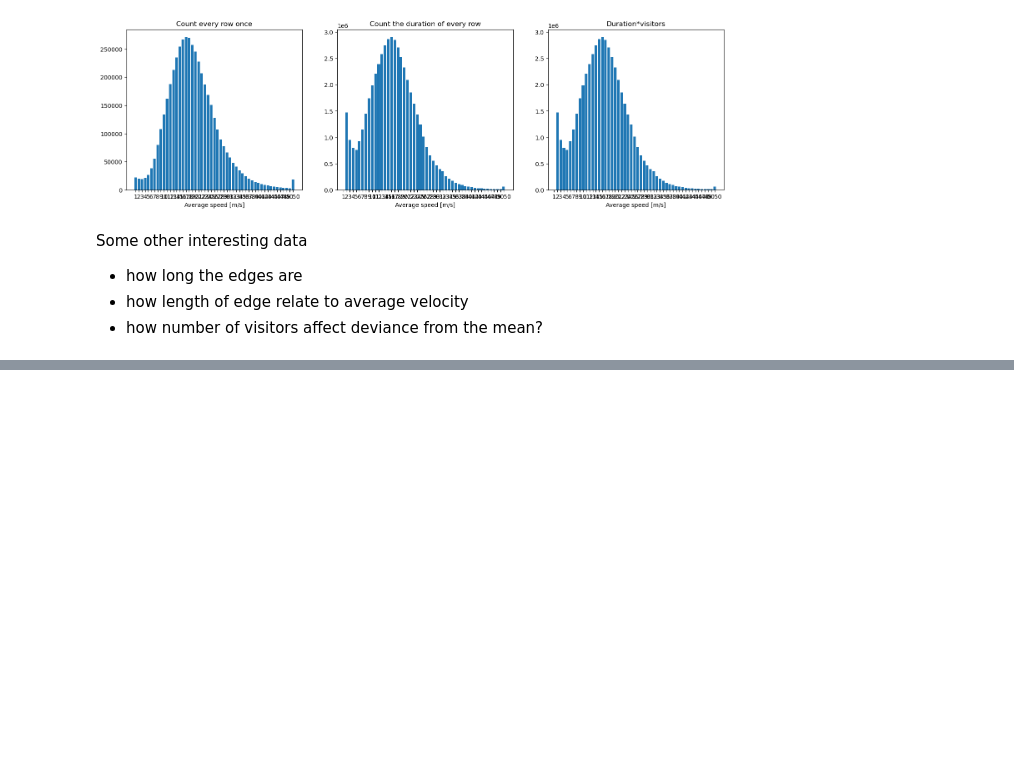
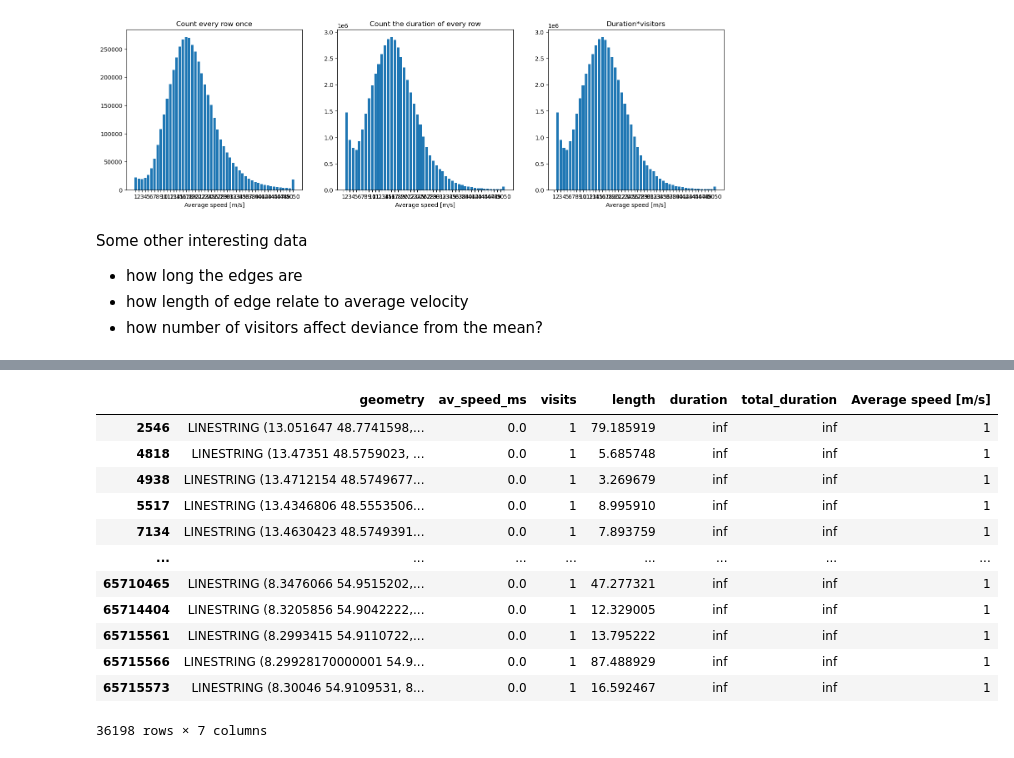
Before and after one commit to J-Skantorp/DF23_cycle, a Jupyter notebook: pre_processing.ipynb, the cells around one changed output, grey strips where cells are left out. Saved outputs shown, nothing was run; the diff lists cells and outputs as text; code cells hidden in the pictures; blank space fills up the shorter version.

```diff
--- a/pre_processing.ipynb
+++ b/pre_processing.ipynb
@@ -344,0 +431,38 @@ plt.title("Length of edges")
+# %%
+#visualize how many visitors the edges have
+
+#Make a histogram based on visitors
+variable = "visits"
+grouped_variable_name = "Visitors"
+
+bin_edges = [-np.inf,1, 2, 10,100,200, 500, 2000, np.inf]
+bin_labels = ["1","2", "3-10", "11-100", "101-200", "201-500", "501-2000", ">2000"]
+
+# This part does the grouping based on the input above
+df[grouped_variable_name] = pd.cut(
+    df[variable],
+    bins=bin_edges,
+    labels=bin_labels,
+    right=True)  # Wheter to include the right edge in group or not
+
+aggregations = {
+    "geometry": "count",  #"geometry" is used here to calculate how many rows of data are in each category
+}
+
+# Renaming of "geometry" in aggregation since it is only (arbitrarily) used for counting the number of rows
+renamings = {"geometry": "NumberOfRows"}
+
+# Do the aggregation and renamning
+df_agg_stat = (
+    df.groupby(grouped_variable_name).agg(aggregations).rename(columns=renamings)
+)
+
+# Display the aggregated data
+print(df_agg_stat)
+
+#fig = plt.figure(figsize=(25, 5))
+
+#plt.subplot(141)
+#plt.xlabel(df_agg_stat.index.name)
+#plt.bar(df_agg_stat.index, df_agg_stat["NumberOfRows"])
+#plt.title("Length of edges")
@@ -344,0 +498,18 @@ plt.title("Length of edges")
+# %%
+df_slow = df.loc[df["av_speed_ms"]<=0.01]
+# %%
+df_slow
+# %% [output]
+|  | geometry | av_speed_ms | visits | length | duration | total_duration | Average speed [m/s] |
+| 2546 | LINESTRING (13.051647 48.7741598,... | 0.0 | 1 | 79.185919 | inf | inf | 1 |
+| 4818 | LINESTRING (13.47351 48.5759023, ... | 0.0 | 1 | 5.685748 | inf | inf | 1 |
+| 4938 | LINESTRING (13.4712154 48.5749677... | 0.0 | 1 | 3.269679 | inf | inf | 1 |
+| 5517 | LINESTRING (13.4346806 48.5553506... | 0.0 | 1 | 8.995910 | inf | inf | 1 |
+| 7134 | LINESTRING (13.4630423 48.5749391... | 0.0 | 1 | 7.893759 | inf | inf | 1 |
+| ... | ... | ... | ... | ... | ... | ... | ... |
+| 65710465 | LINESTRING (8.3476066 54.9515202,... | 0.0 | 1 | 47.277321 | inf | inf | 1 |
+| 65714404 | LINESTRING (8.3205856 54.9042222,... | 0.0 | 1 | 12.329005 | inf | inf | 1 |
+| 65715561 | LINESTRING (8.2993415 54.9110722,... | 0.0 | 1 | 13.795222 | inf | inf | 1 |
+| 65715566 | LINESTRING (8.29928170000001 54.9... | 0.0 | 1 | 87.488929 | inf | inf | 1 |
+| 65715573 | LINESTRING (8.30046 54.9109531, 8... | 0.0 | 1 | 16.592467 | inf | inf | 1 |
+36198 rows × 7 columns
```
Also changed, not shown: parts of 20 cells of this notebook, 25 other files.
